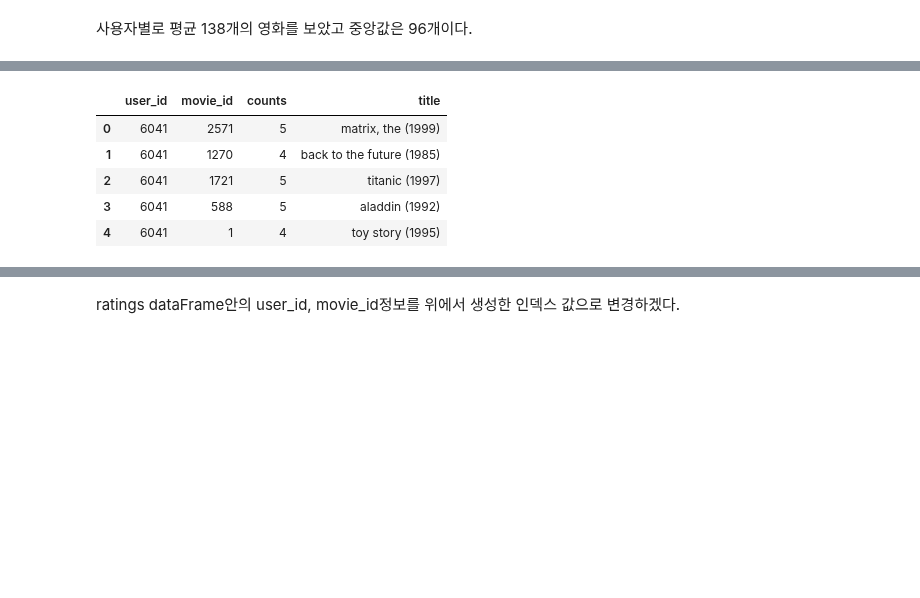
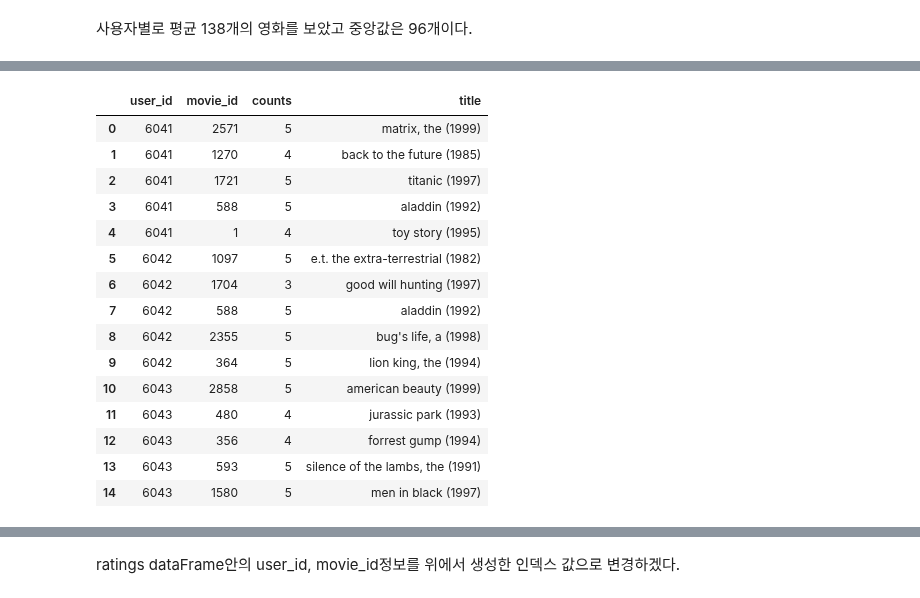
Before and after one commit to riverlike/Aiffel_Project, a Jupyter notebook: Exploration/Exp14/Exp14_Assinment_MovieRecommendation.ipynb, the cells around one changed output, grey strips where cells are left out. Drawn from its saved outputs; the diff is of its cells as text; code cells hidden in the pictures; blank space fills up the shorter version.

```diff
--- a/Exploration/Exp14/Exp14_Assinment_MovieRecommendation.ipynb
+++ b/Exploration/Exp14/Exp14_Assinment_MovieRecommendation.ipynb
@@ -191,17 +206,40 @@ Name: movie_id, dtype: float64
 # %%
-my_data = [(6041, 2571, 5, 'matrix, the (1999)'),
+#user_id	movie_id	counts	title
+new_data = [(6041, 2571, 5, 'matrix, the (1999)'),
            (6041, 1270, 4, 'back to the future (1985)'),
            (6041, 1721, 5, 'titanic (1997)'),
            (6041, 588, 5, 'aladdin (1992)'),
-           (6041, 1, 4, 'toy story (1995)') ]
+           (6041, 1, 4, 'toy story (1995)') ,
 
-df_my_data = pd.DataFrame(my_data, columns = ['user_id' , 'movie_id', 'counts', 'title'])
-df_my_data
+           (6042, 1097, 5, 'e.t. the extra-terrestrial (1982)'),
+           (6042, 1704, 3, 'good will hunting (1997)'),
+           (6042, 588, 5, 'aladdin (1992)'),
+           (6042, 2355, 5, "bug's life, a (1998)"),
+           (6042, 364, 5, 'lion king, the (1994)') ,
+
+           (6043, 2858, 5, 'american beauty (1999)'),
+           (6043, 480, 4, 'jurassic park (1993)'),
+           (6043, 356, 4, 'forrest gump (1994)'),
+           (6043, 593, 5, 'silence of the lambs, the (1991)'),
+           (6043, 1580, 5, 'men in black (1997)') ,]
+
+new_data = pd.DataFrame(new_data, columns = ['user_id' , 'movie_id', 'counts', 'title'])
+new_data
 # %% [output]
 |  | user_id | movie_id | counts | title |
 | 0 | 6041 | 2571 | 5 | matrix, the (1999) |
 | 1 | 6041 | 1270 | 4 | back to the future (1985) |
 | 2 | 6041 | 1721 | 5 | titanic (1997) |
 | 3 | 6041 | 588 | 5 | aladdin (1992) |
 | 4 | 6041 | 1 | 4 | toy story (1995) |
+| 5 | 6042 | 1097 | 5 | e.t. the extra-terrestrial (1982) |
+| 6 | 6042 | 1704 | 3 | good will hunting (1997) |
+| 7 | 6042 | 588 | 5 | aladdin (1992) |
+| 8 | 6042 | 2355 | 5 | bug's life, a (1998) |
+| 9 | 6042 | 364 | 5 | lion king, the (1994) |
+| 10 | 6043 | 2858 | 5 | american beauty (1999) |
+| 11 | 6043 | 480 | 4 | jurassic park (1993) |
+| 12 | 6043 | 356 | 4 | forrest gump (1994) |
+| 13 | 6043 | 593 | 5 | silence of the lambs, the (1991) |
+| 14 | 6043 | 1580 | 5 | men in black (1997) |
 # %%
```
Also changed, not shown: parts of 34 cells of this notebook.
